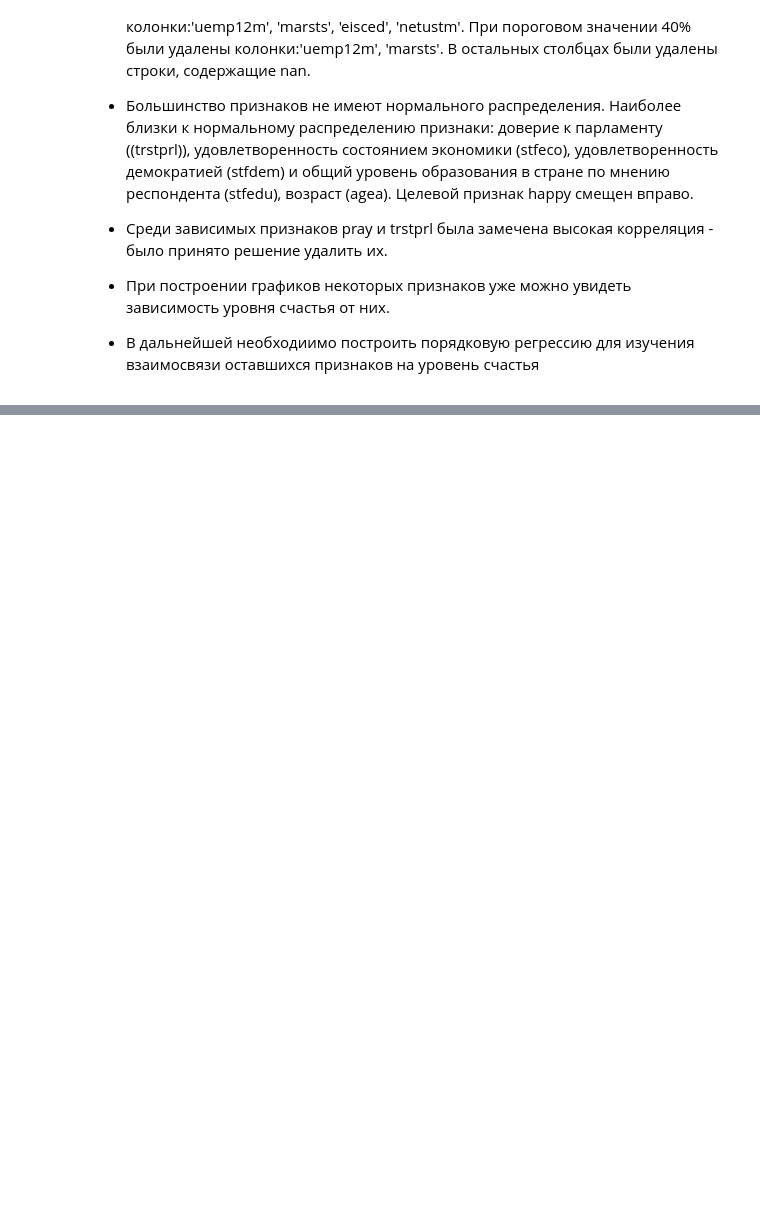
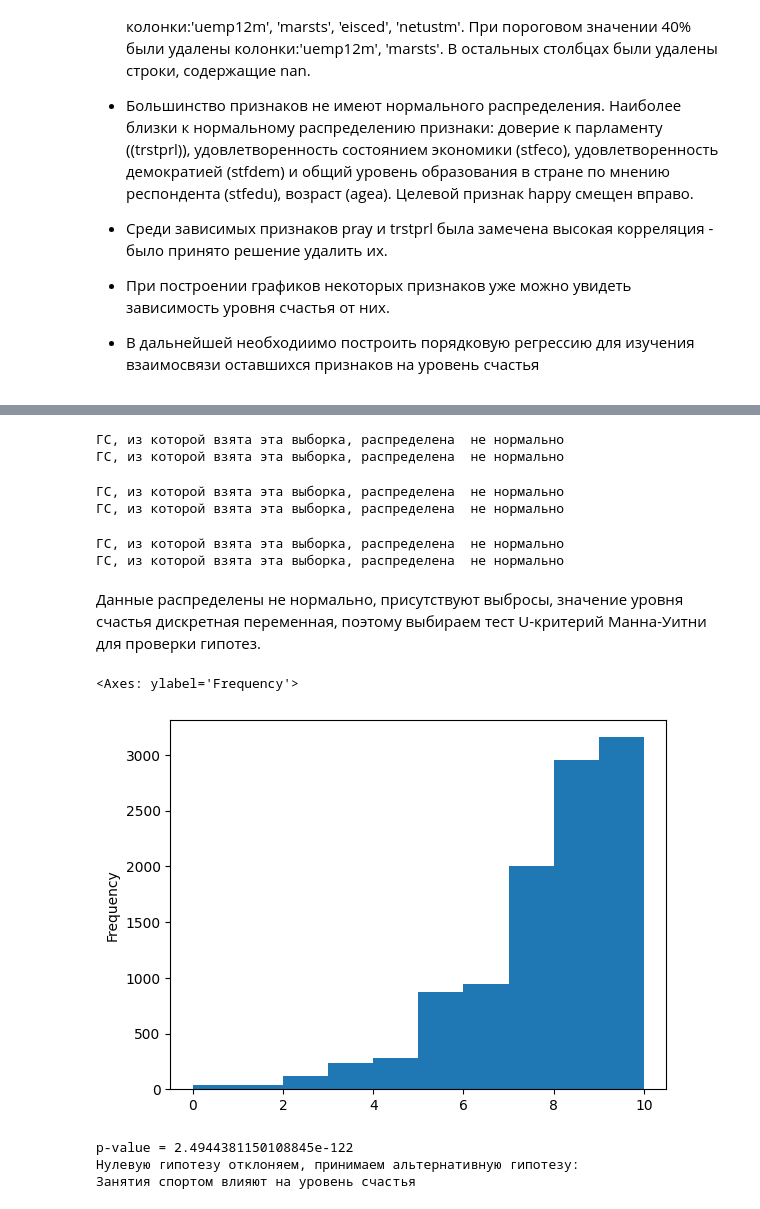
Before and after one commit to AnnaNebuko/ABD-PRJ-25-2team-HAPPINESS, a Jupyter notebook: EDA.ipynb, the cells around one changed output, grey strips where cells are left out. Saved outputs shown, nothing was run; the diff lists cells and outputs as text; code cells hidden in the pictures; blank space fills up the shorter version.

```diff
--- a/EDA.ipynb
+++ b/EDA.ipynb
@@ -720,3 +716,5 @@ data_20_cleaned = data_20.drop(columns=columns_to_drop, axis=1)
 - При построении графиков некоторых признаков уже можно увидеть зависимость уровня счастья от них.
 
 - В дальнейшей необходиимо построить порядковую регрессию для изучения взаимосвязи оставшихся признаков на уровень счастья
+# %%
+data_20_cleaned = pd.read_csv('data_20_cleaned.csv')
@@ -722,0 +762,57 @@ data_20_cleaned = data_20.drop(columns=columns_to_drop, axis=1)
+# %%
+# Проверка на нормальность данных в зависимости от физической активности
+
+do_sport = data_20_cleaned.query("dosprt_cat == 1").happy
+dont_sport = data_20_cleaned.query("dosprt_cat == 0").happy
+
+normal_test(do_sport)
+normal_test(dont_sport)
+# %% [output]
+ГС, из которой взята эта выборка, распределена  не нормально
+ГС, из которой взята эта выборка, распределена  не нормально
+# %%
+# Проверка на нормальность данных в зависимости от курения
+
+do_smoke = data_20_cleaned.query("cgtsmok_cat == 1").happy
+dont_smoke = data_20_cleaned.query("cgtsmok_cat == 0").happy
+
+normal_test(do_smoke)
+normal_test(dont_smoke)
+# %% [output]
+ГС, из которой взята эта выборка, распределена  не нормально
+ГС, из которой взята эта выборка, распределена  не нормально
+# %%
+# Проверка на нормальность данных в зависимости от алкоголя
+
+alcfreq = data_20_cleaned.query("alcfreq_cat == 1").happy
+no_alcfreq = data_20_cleaned.query("alcfreq_cat == 0").happy
+
+normal_test(alcfreq)
+normal_test(no_alcfreq)
+# %% [output]
+ГС, из которой взята эта выборка, распределена  не нормально
+ГС, из которой взята эта выборка, распределена  не нормально
+# %% [markdown]
+Данные распределены не нормально, присутствуют выбросы, значение уровня счастья дискретная переменная, поэтому выбираем тест U-критерий Манна-Уитни для проверки гипотез.
+# %%
+no_alcfreq.plot(kind='hist')
+# %% [output]
+<Axes: ylabel='Frequency'>
+[figure, added]
+# %%
+HO = "Занятия спортом не влияют на уровень счастья"
+H1 = "Занятия спортом влияют на уровень счастья"
+
+
+p_value = st.mannwhitneyu(do_sport, dont_sport, alternative='two-sided').pvalue
+
+print(f'p-value = {p_value}')
+
+if p_value > 0.05:
+    print(f'Альтернативную гипотезу отклоняем, принимаем нулевую гипотезу:\n{H0}')
+else:
+    print(f'Нулевую гипотезу отклоняем, принимаем альтернативную гипотезу:\n{H1}')
+# %% [output]
+p-value = 2.4944381150108845e-122
+Нулевую гипотезу отклоняем, принимаем альтернативную гипотезу:
+Занятия спортом влияют на уровень счастья
```
Also changed, not shown: parts of 18 cells of this notebook.
